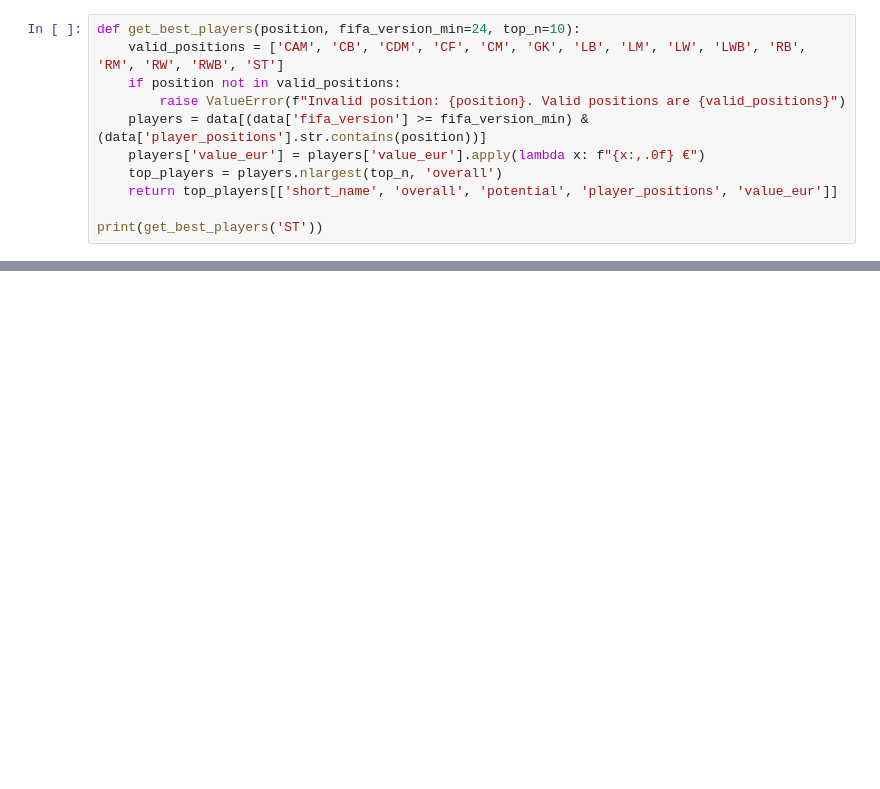
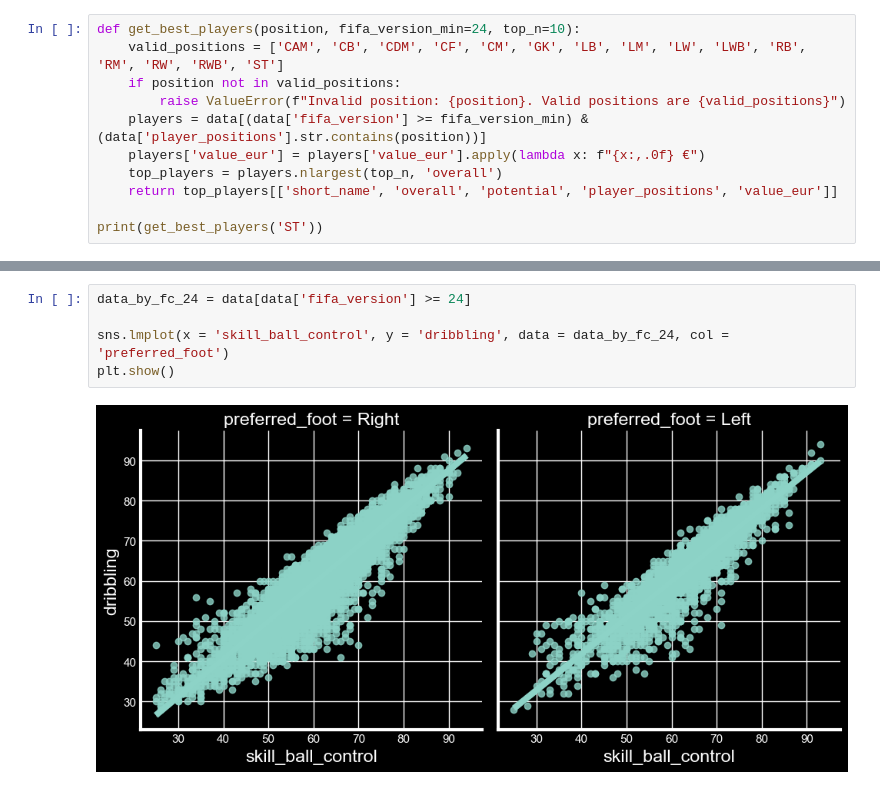
Before and after one commit to flavinhojrz/FIFA-Analysis-with-Data-Science, a Jupyter notebook: main.ipynb, the cells around one changed output, grey strips where cells are left out. Cells and saved outputs as stored; diff of their text form; blank space fills up the shorter version.

```diff
--- a/main.ipynb
+++ b/main.ipynb
@@ -79,0 +99,7 @@ plt.show()
+# %%
+data_by_fc_24 = data[data['fifa_version'] >= 24]
+
+sns.lmplot(x = 'skill_ball_control', y = 'dribbling', data = data_by_fc_24, col = 'preferred_foot')
+plt.show()
+# %% [output]
+[figure, added]
```
Also changed, not shown: parts of 3 cells of this notebook.
